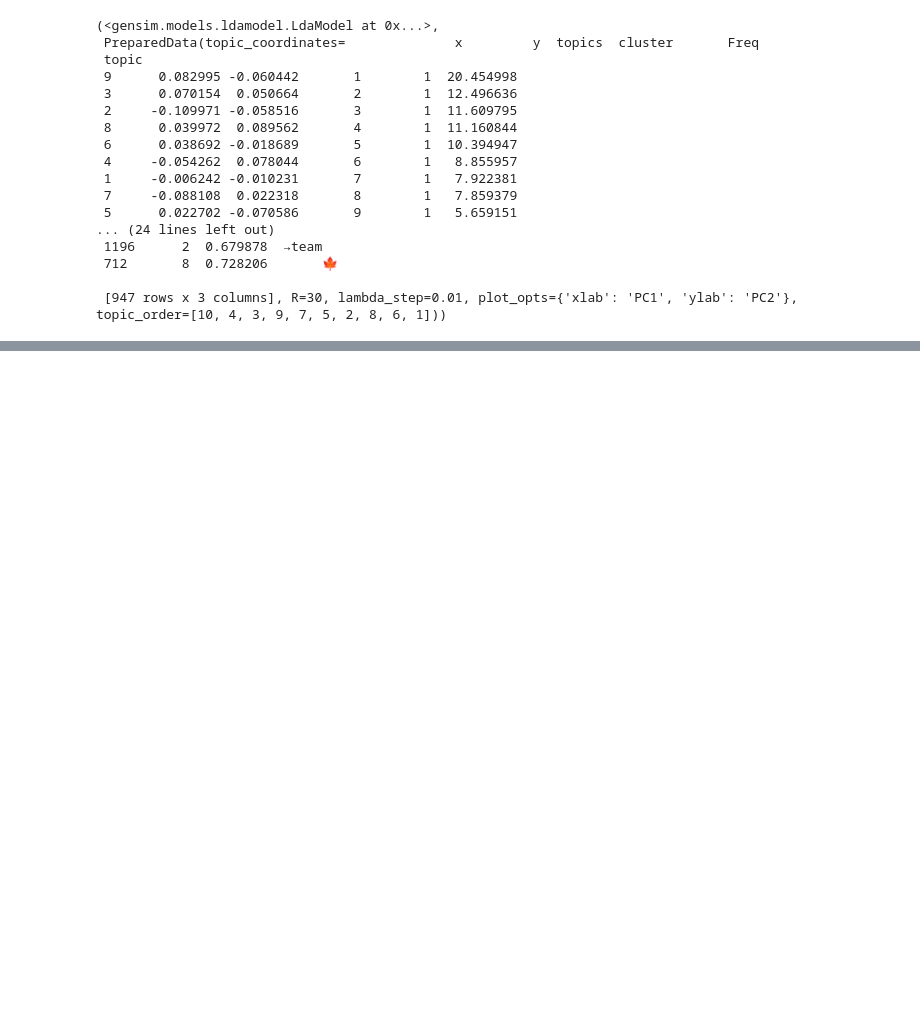
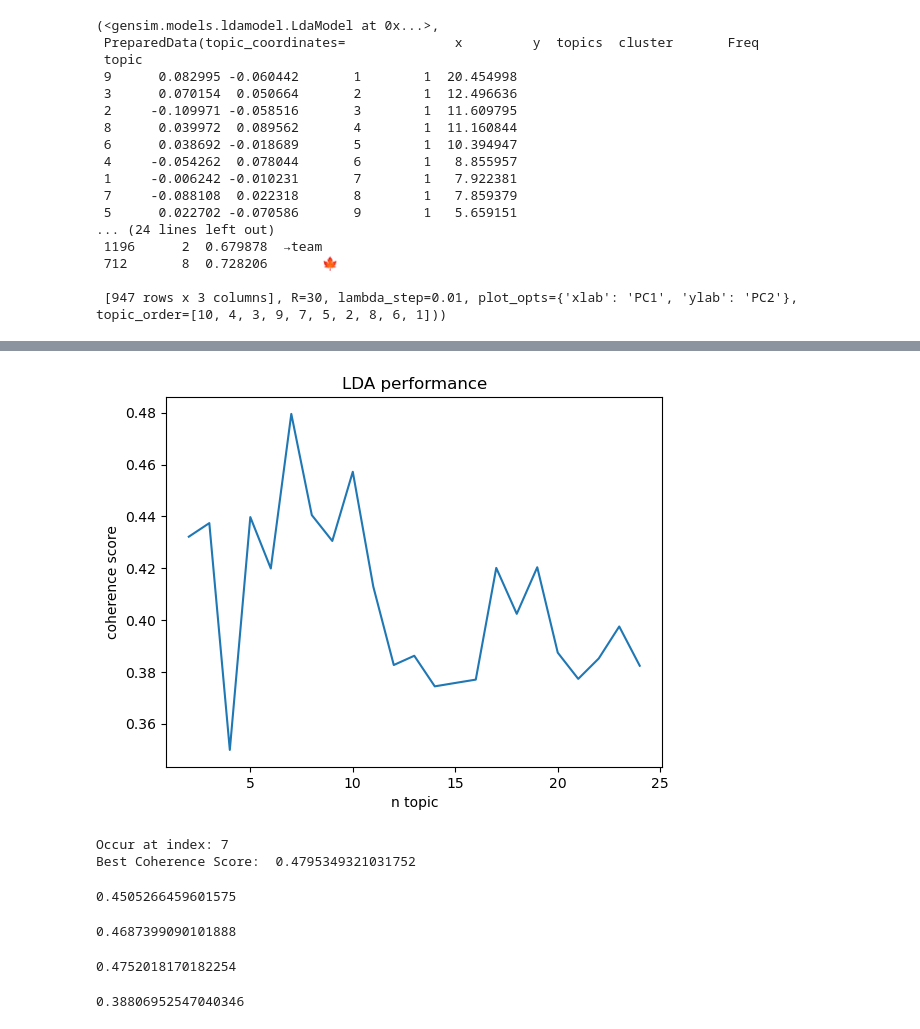
Before and after one commit to QY-W/Comments_NLP_Classification, a Jupyter notebook: ESE527Project.ipynb, the cells around one changed output, grey strips where cells are left out. Drawn from its saved outputs; the diff is of its cells as text; code cells hidden in the pictures; blank space fills up the shorter version.

Commit message:
updating LDA performance and validation

```diff
--- a/ESE527Project.ipynb
+++ b/ESE527Project.ipynb
@@ -520,0 +519,16 @@ Coherence Score:  0.4126008983370032
+# %%
+document = df_process['lemmatized'][:1000]
+
+simple_corpus, simple_id2word = token_to_corpus(document)
+
+conherence_score = evaluate_LDA_conherence(document, simple_corpus, simple_id2word,num_topics = 9, method = 'c_v')
+
+
+conherence_list = []
+range_list = range(2,25)
+
+for n in range_list:
+    print('Running topic number of', n)
+    conherence_score = evaluate_LDA_conherence(document, simple_corpus, simple_id2word,num_topics = n, method = 'c_v')
+    conherence_list.append(conherence_score)
+    print(conherence_score)
@@ -520,0 +553,54 @@ Coherence Score:  0.4126008983370032
+# %%
+
+plt.plot(range_list, conherence_list)
+plt.xlabel('n topic')
+plt.ylabel('coherence score')
+plt.title('LDA performance')
+plt.show(fig)
+# %% [output]
+[figure, added]
+# %%
+max_index = range_list[np.array(conherence_list).argmax()]
+max_index , conherence_list[max_index]
+print('Occur at index:', max_index, '\nBest Coherence Score: ', conherence_list[max_index-2], )
+# %% [output]
+Occur at index: 7
+Best Coherence Score:  0.4795349321031752
+# %%
+# testing on a new dataset
+document = df_process['lemmatized'][2000:3000]
+
+simple_corpus, simple_id2word = token_to_corpus(document)
+
+conherence_score = evaluate_LDA_conherence(document, simple_corpus, simple_id2word,num_topics = max_index, method = 'c_v')
+conherence_score
+# %% [output]
+0.4505266459601575
+# %%
+# validation on a new dataset
+document = df_process['lemmatized'][4000:5000]
+
+simple_corpus, simple_id2word = token_to_corpus(document)
+
+conherence_score = evaluate_LDA_conherence(document, simple_corpus, simple_id2word,num_topics = max_index, method = 'c_v')
+conherence_score
+# %% [output]
+0.4687399090101888
+# %%
+document = df_process['lemmatized']
+
+simple_corpus, simple_id2word = token_to_corpus(document)
+
+conherence_score = evaluate_LDA_conherence(document, simple_corpus, simple_id2word,num_topics = 7, method = 'c_v')
+conherence_score
+# %% [output]
+0.4752018170182254
+# %%
+document = df_process['lemmatized']
+
+simple_corpus, simple_id2word = token_to_corpus(document)
+
+conherence_score = evaluate_LDA_conherence(document, simple_corpus, simple_id2word,num_topics = 67, method = 'c_v')
+conherence_score
+# %% [output]
+0.38806952547040346
```
Also changed, not shown: parts of 8 cells of this notebook.
